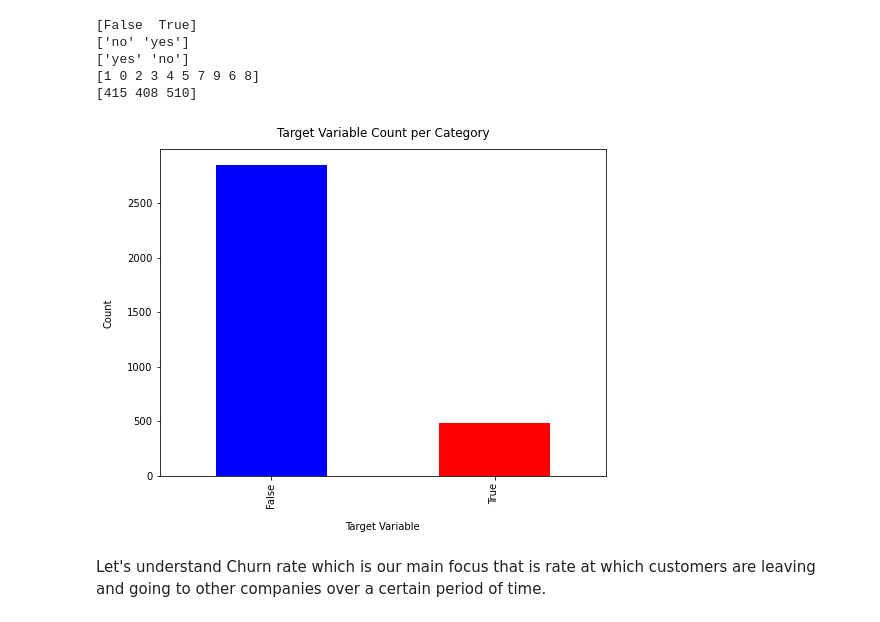
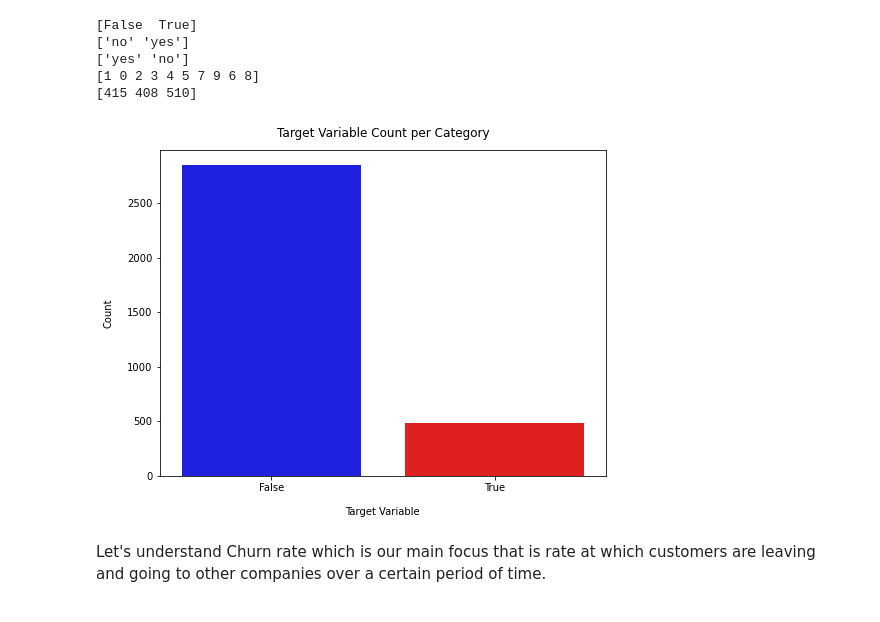
Before and after one commit to KENNETHKIPKIRUI/PHASE-3-PRROJECT, a Jupyter notebook: churn.ipynb, the cells around one changed output. Cells and saved outputs as stored; diff of their text form; code cells hidden in the pictures.

```diff
--- a/churn.ipynb
+++ b/churn.ipynb
@@ -183,17 +183,18 @@ print(df['area code'].unique())
 [1 0 2 3 4 5 7 9 6 8]
 [415 408 510]
 # %%
-# visualization of the target variable
-churn_counts = df['churn'].value_counts()
+import seaborn as sns
+import matplotlib.pyplot as plt
 
+# Countplot using seaborn
 plt.figure(figsize=(8, 6))
-churn_counts.plot(kind='bar', color=['blue', 'red'])
+sns.countplot(data=df, x='churn', palette=['blue', 'red'])
 plt.xlabel("Target Variable", labelpad=14)
 plt.ylabel("Count", labelpad=14)
 plt.title("Target Variable Count per Category", y=1.02)
 plt.show()
 # %% [output]
-[figure, old version]
+[figure, new version]
 # %% [markdown]
 Let's understand Churn rate which is our main focus that is  rate at which customers are leaving and going to other companies over a certain period of time.
 # %%
```
Also changed, not shown: parts of 14 cells of this notebook.
